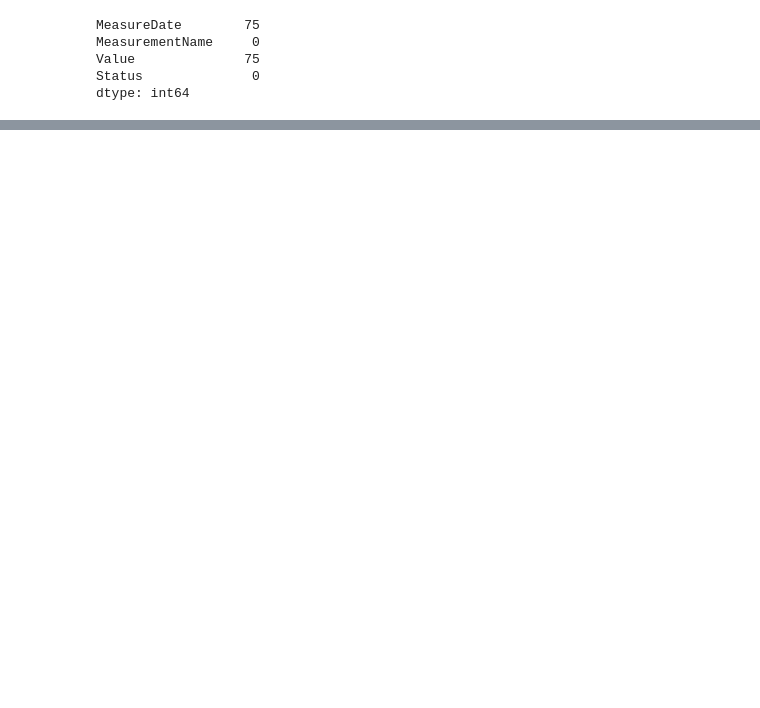
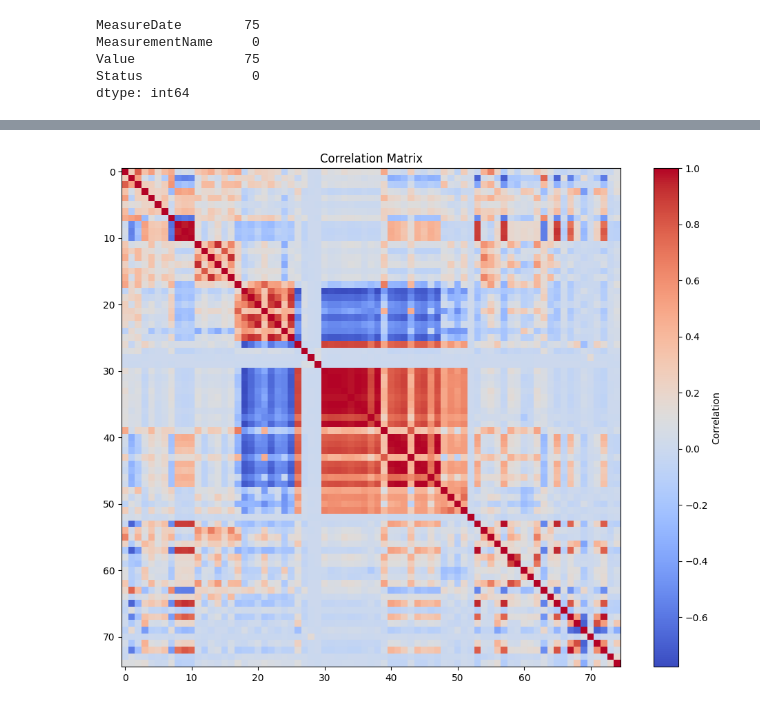
Before and after one commit to Cunoo/MasterThesis, a Jupyter notebook: src/data_prep.ipynb, the cells around one changed output, grey strips where cells are left out. Saved outputs shown, nothing was run; the diff lists cells and outputs as text; code cells hidden in the pictures; blank space fills up the shorter version.

```diff
--- a/src/data_prep.ipynb
+++ b/src/data_prep.ipynb
@@ -46,0 +124,13 @@ dtype: int64
+# %%
+corr = pivot_df.corr()
+
+plt.figure(figsize=(10, 8))
+plt.imshow(corr, cmap='coolwarm', interpolation='none')
+plt.colorbar(label='Correlation')
+
+
+plt.title('Correlation Matrix')
+plt.tight_layout()
+plt.show()
+# %% [output]
+[figure, added]
```
Also changed, not shown: parts of 14 cells of this notebook, 3 other files.
